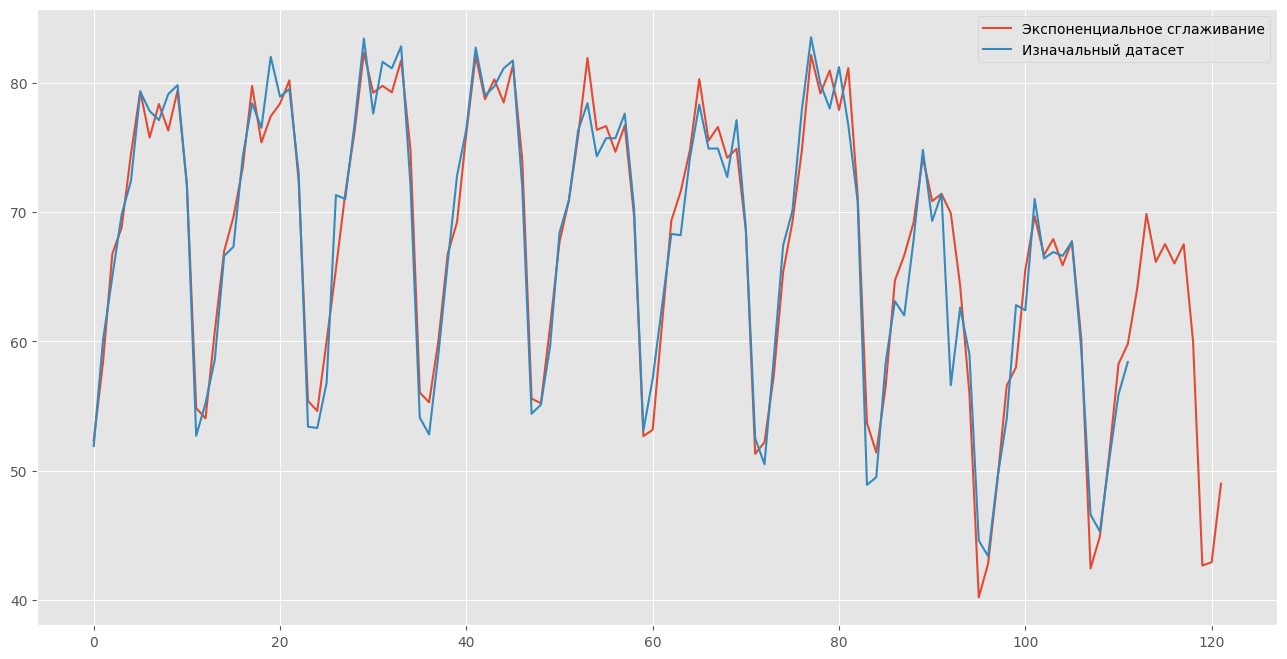
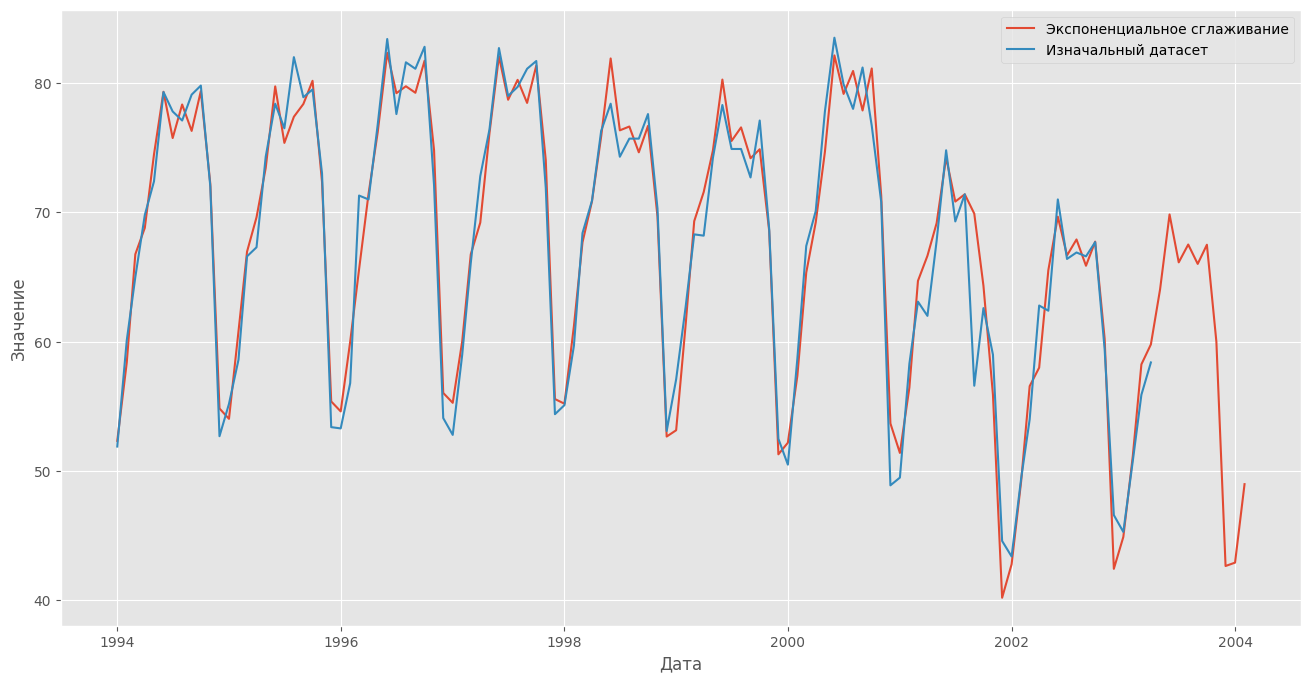
The change to this notebook cell's code, shown as a diff; its figure went from the first image to the second:
--- before
+++ after
@@ -1,5 +1,7 @@
 plt.figure(figsize=(16,8))
-plt.plot(fitted_, label='Экспоненциальное сглаживание')
-plt.plot(np.asarray(ts), label='Изначальный датасет')
+plt.plot(fitted_series, label='Экспоненциальное сглаживание')
+plt.plot(ts, label='Изначальный датасет')
+plt.xlabel("Дата")
+plt.ylabel("Значение")
 plt.legend(loc='best')
 plt.show()

Commit: Создано в Colab